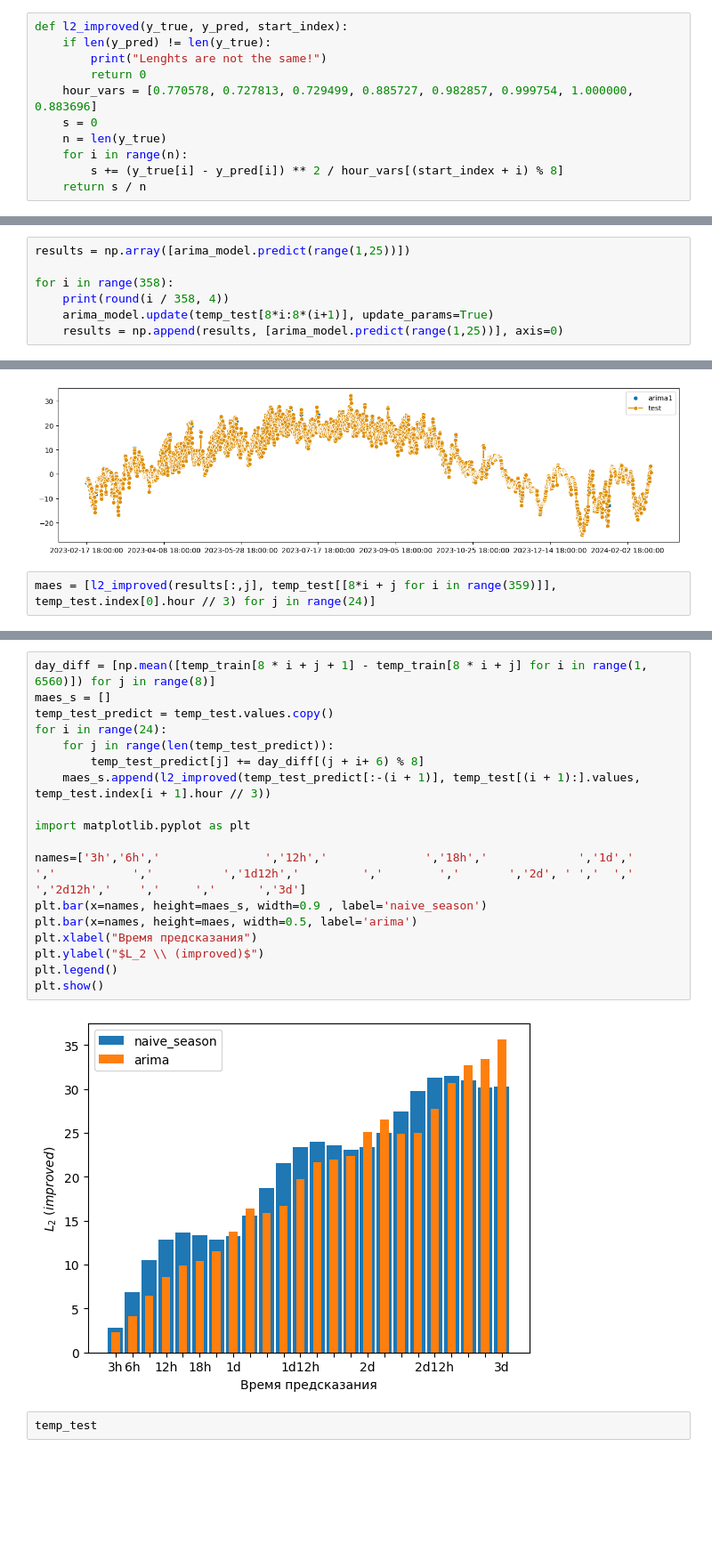
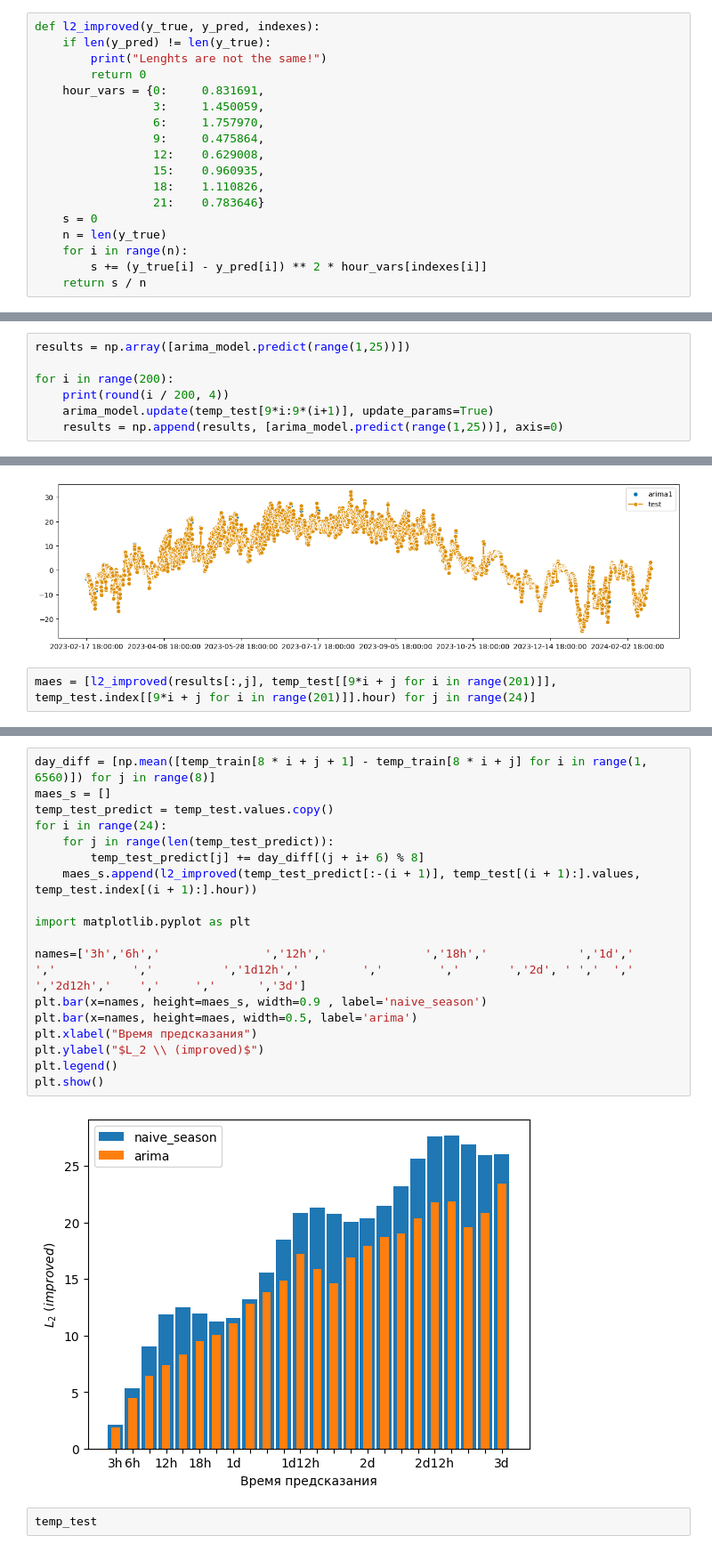
Before and after one commit to S0krat/FQW, a Jupyter notebook: arima2.ipynb, the cells around one changed output, grey strips where cells are left out. Shown: that part at 89% size. Cells and saved outputs as stored; diff of their text form; blank space fills up the shorter version.

```diff
--- a/arima2.ipynb
+++ b/arima2.ipynb
@@ -70,15 +69,22 @@ plot_pacf(arima_model.predict_residuals()[1:])
 [figure]
 [figure]
 # %%
-def l2_improved(y_true, y_pred, start_index):
+def l2_improved(y_true, y_pred, indexes):
     if len(y_pred) != len(y_true):
         print("Lenghts are not the same!")
         return 0
-    hour_vars = [0.770578, 0.727813, 0.729499, 0.885727, 0.982857, 0.999754, 1.000000, 0.883696]
+    hour_vars = {0:     0.831691,
+                 3:     1.450059,
+                 6:	    1.757970,
+                 9:	    0.475864,
+                 12:    0.629008,
+                 15:	0.960935,
+                 18:	1.110826,
+                 21:	0.783646}
     s = 0
     n = len(y_true)
     for i in range(n):
-        s += (y_true[i] - y_pred[i]) ** 2 / hour_vars[(start_index + i) % 8]
+        s += (y_true[i] - y_pred[i]) ** 2 * hour_vars[indexes[i]]
     return s / n
 # %%
 from sktime.utils.plotting import plot_series
@@ -90,7 +100,7 @@ plot_series(arima_model.predict(range(1,100)), temp_test[:100], labels=['arima',
 # %%
 results = np.array([arima_model.predict(range(1,25))])
 
-for i in range(358):
-    print(round(i / 358, 4))
-    arima_model.update(temp_test[8*i:8*(i+1)], update_params=True)
+for i in range(200):
+    print(round(i / 200, 4))
+    arima_model.update(temp_test[9*i:9*(i+1)], update_params=True)
     results = np.append(results, [arima_model.predict(range(1,25))], axis=0)
@@ -109,7 +137,7 @@ plot_series(results_3h, temp_test, labels = ['arima1', 'test'])
 1.0020775373414879
 [figure]
 # %%
-maes = [l2_improved(results[:,j], temp_test[[8*i + j for i in range(359)]], temp_test.index[0].hour // 3) for j in range(24)]
+maes = [l2_improved(results[:,j], temp_test[[9*i + j for i in range(201)]], temp_test.index[[9*i + j for i in range(201)]].hour) for j in range(24)]
 # %%
 import matplotlib.pyplot as plt
 
@@ -123,23 +151,23 @@ plt.show()
 # %%
 day_diff = [np.mean([temp_train[8 * i + j + 1] - temp_train[8 * i + j] for i in range(1, 6560)]) for j in range(8)]
 maes_s = []
 temp_test_predict = temp_test.values.copy()
 for i in range(24):
     for j in range(len(temp_test_predict)):
         temp_test_predict[j] += day_diff[(j + i+ 6) % 8]
-    maes_s.append(l2_improved(temp_test_predict[:-(i + 1)], temp_test[(i + 1):].values, temp_test.index[i + 1].hour // 3))
+    maes_s.append(l2_improved(temp_test_predict[:-(i + 1)], temp_test[(i + 1):].values, temp_test.index[(i + 1):].hour))
 
 import matplotlib.pyplot as plt
 
 names=['3h','6h','               ','12h','              ','18h','             ','1d','            ','           ','          ','1d12h','         ','        ','       ','2d', ' ','  ','   ','2d12h','    ','     ','      ','3d']
 plt.bar(x=names, height=maes_s, width=0.9 , label='naive_season')
 plt.bar(x=names, height=maes, width=0.5, label='arima')
 plt.xlabel("Время предсказания")
 plt.ylabel("$L_2 \\ (improved)$")
 plt.legend()
 plt.show()
 # %% [output]
-[figure, old version]
+[figure, new version]
 # %%
 temp_test
 # %% [output]
```
Also changed, not shown: parts of 4 cells of this notebook, 2 other files.
